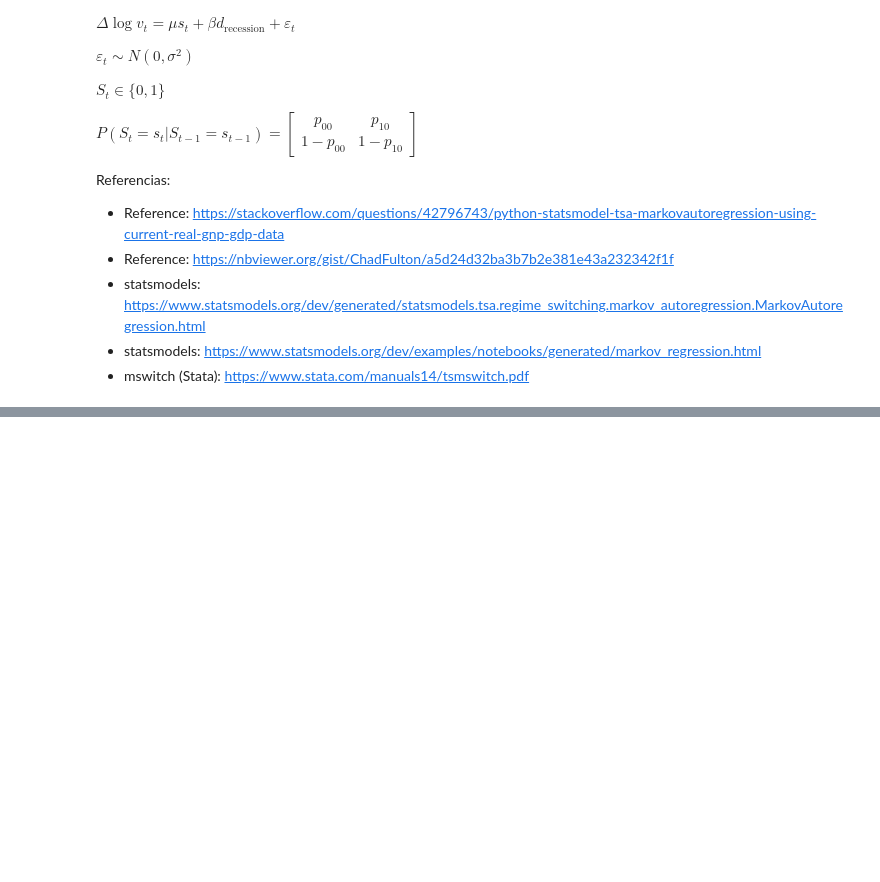
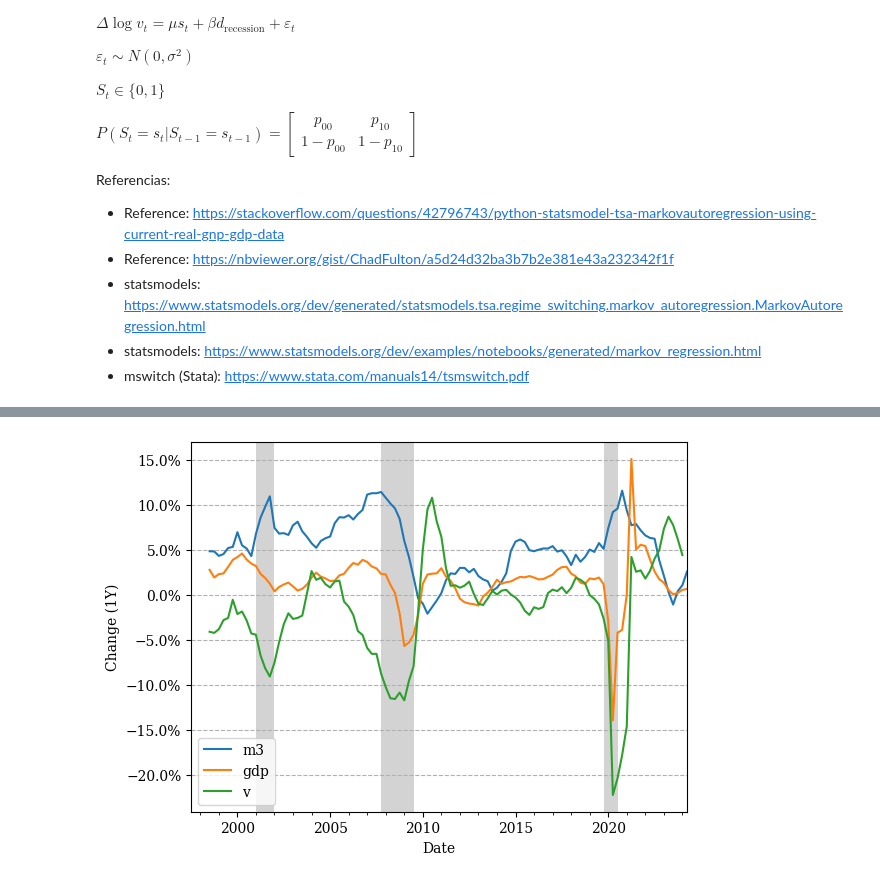
Before and after one commit to MiguelPuntoEs/money-growth, a Jupyter notebook: money-growth.ipynb, the cells around one changed output, grey strips where cells are left out. Saved outputs shown, nothing was run; the diff lists cells and outputs as text; code cells hidden in the pictures; blank space fills up the shorter version.

```diff
--- a/money-growth.ipynb
+++ b/money-growth.ipynb
@@ -295,0 +285,26 @@ X
+# %%
+from importlib import reload
+# import utils
+# reload(utils)
+from utils import get_snb_data, get_ecb_data
+
+
+df_eu = pd.DataFrame()
+df_eu['gdp'] = get_ecb_data('MNA',
+                      'Q.Y.I9.W2.S1.S1.B.B1GQ._Z._Z._Z.EUR.LR.N', date_format='%Y-Q%q').rename(columns={'OBS_VALUE': 'gdp'})
+
+df_eu['m3'] = get_ecb_data('BSI',
+                     'Q.U2.N.V.M30.X.1.U2.2300.Z01.E', date_format='%Y-Q%q').rename(columns={'OBS_VALUE': 'm3'})
+df_eu.dropna(inplace=True) # Remove NaN
+df_eu['v'] = df_eu['gdp']/df_eu['m3']
+# %%
+fig, ax = plt.subplots()
+
+df_eu[['m3', 'gdp', 'v']].pct_change(periods=4, fill_method=None).plot(ax=ax)
+plot_recessions(ax)
+
+ax.yaxis.set_major_formatter(mtick.PercentFormatter(1.0))
+ax.grid(which='major', axis='y', linestyle='--')  #  or both
+ax.set_ylabel('Change (1Y)');
+# %% [output]
+[figure, added]
```
Also changed, not shown: parts of 6 cells of this notebook, 1 other file.
